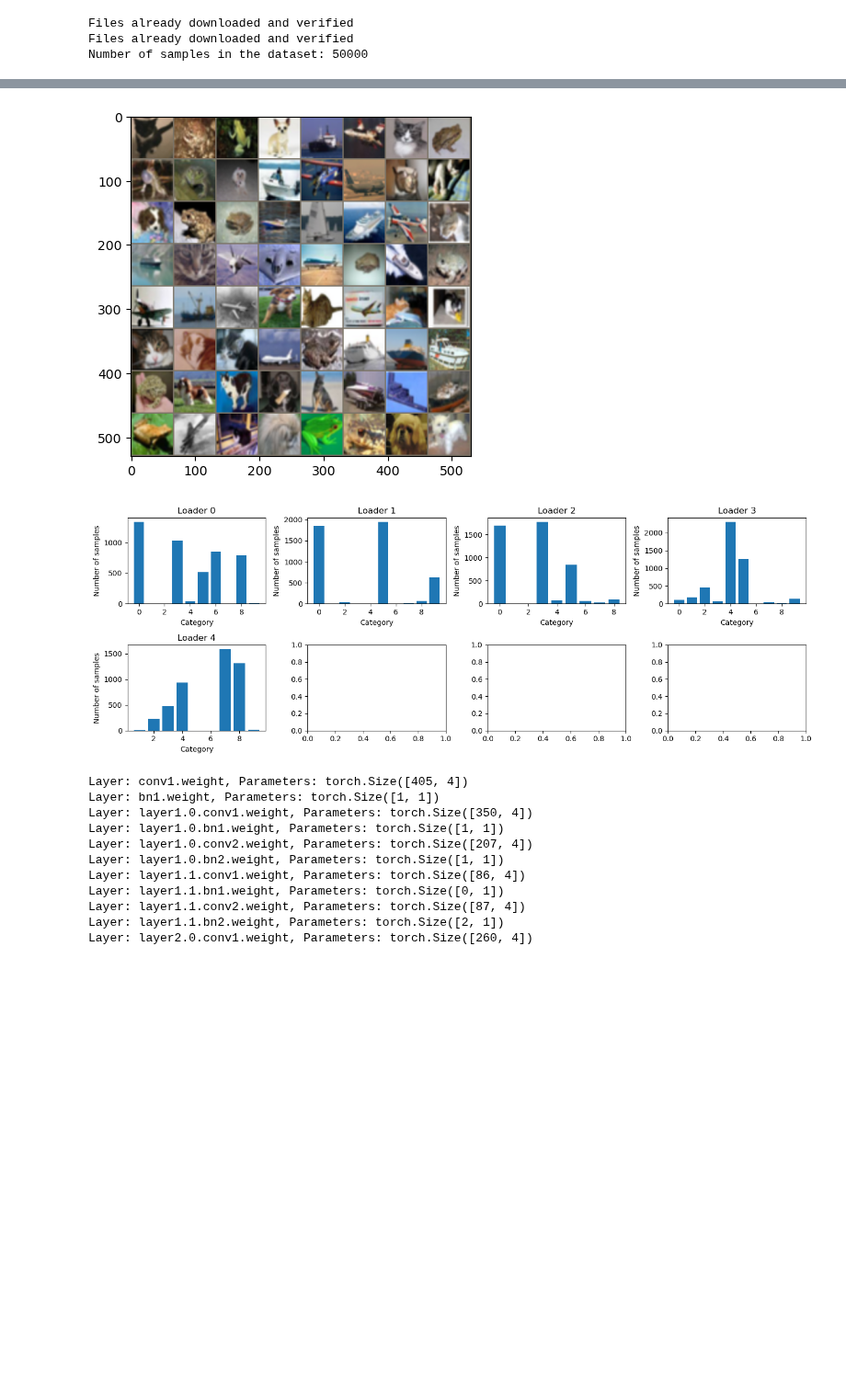
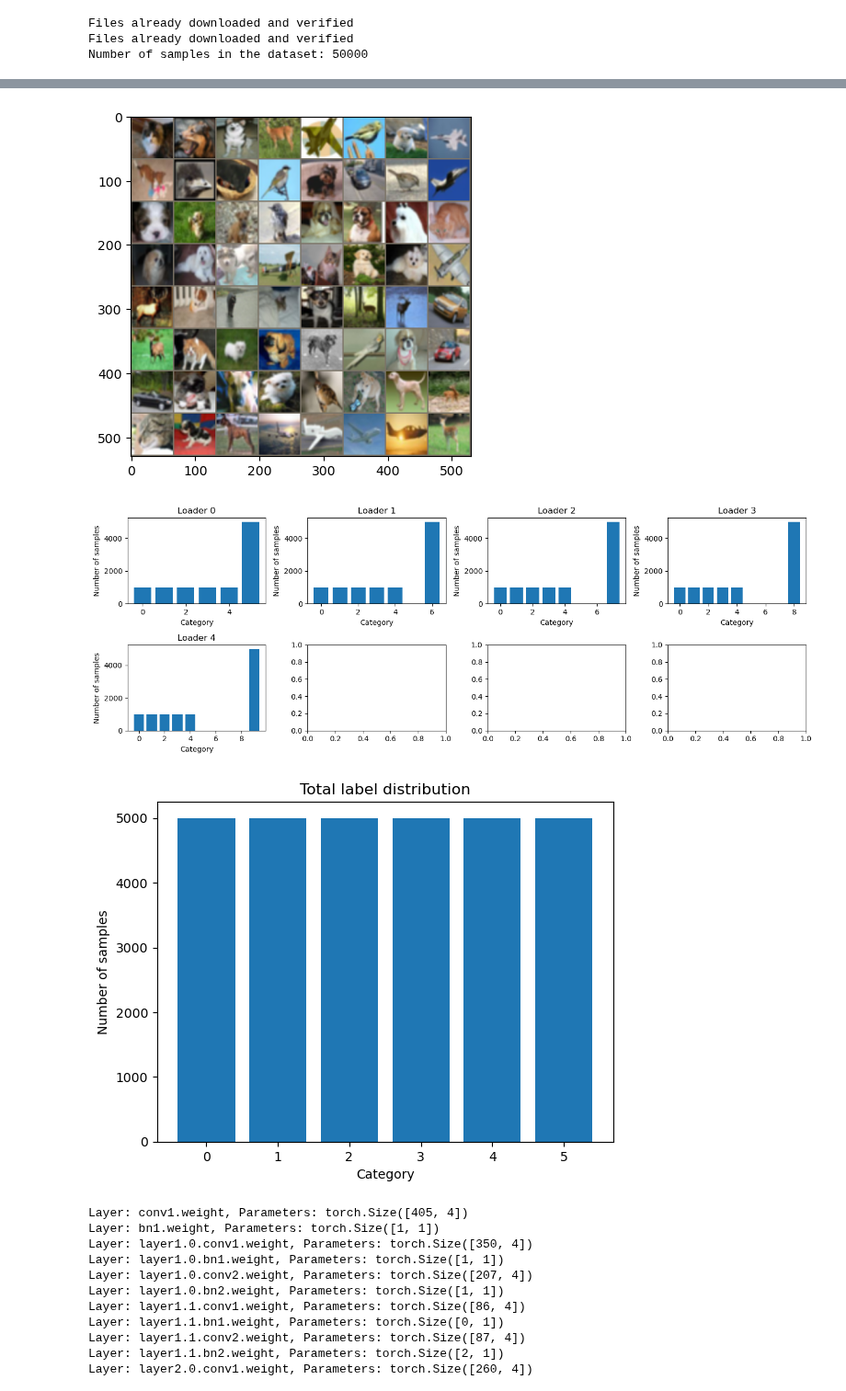
Before and after one commit to lorenzomanini/FedUnlearn-PE, a Jupyter notebook: vision_unlearn_Resdiual.ipynb, the cells around one changed output, grey strips where cells are left out. Shown at 92% size. Cells and saved outputs as stored; diff of their text form; code cells hidden in the pictures; blank space fills up the shorter version.

Commit message:
visualize total label dist

```diff
--- a/vision_unlearn_Resdiual.ipynb
+++ b/vision_unlearn_Resdiual.ipynb
@@ -28,7 +31,7 @@ load_path = save_path
 load_benchmark_path = save_benchmark_path
 load_indices_path = save_indices_path
 
-LOAD_INDICES=True
+LOAD_INDICES=False
 TRAIN=False
 COMPUTE_INFO=False
 # %%
@@ -79,8 +82,8 @@ else:
     client_distributions =  np.zeros((num_clients, num_classes))
     for i in range(num_clients):
         for j in range(5):
-            client_distributions[i][j] = 1/6
-        client_distributions[i][5+i] = 1/6
+            client_distributions[i][j] = 1/10
+        client_distributions[i][5+i] = 1/2
 
     # Dirichlet distribution
     #alpha = 0.3
@@ -151,34 +154,50 @@ out = torchvision.utils.make_grid(inputs)
 
 imshow(out)#, title=[classes_name[x] for x in classes])
 # %% [output]
-[figure, old version]
+[figure, new version]
 # %%
 from collections import Counter
 
 def get_label_distribution(dataloader):
     label_counts = Counter()
     for _, labels in dataloader:
         label_counts.update(labels.tolist())
     return dict(label_counts)
 
 # Choose dataloader list to visualize
 dataloaders = client_dataloaders
 
 width = np.ceil(np.sqrt(2*len(dataloaders))).astype(int)
 height = np.ceil(width/2).astype(int)
 
 axs = fig, axs = plt.subplots(height, width, figsize=(14, 5))
+label_distributions = []
 for i, loader in enumerate(dataloaders):
     label_distribution = get_label_distribution(loader)
+    label_distributions.append(label_distribution)
     axs[i//width][i%width].bar(label_distribution.keys(), label_distribution.values())
     axs[i//width][i%width].set_title(f'Loader {i}')
     axs[i//width][i%width].set_xlabel('Category')
     axs[i//width][i%width].set_ylabel('Number of samples')
 
 plt.tight_layout()
 plt.show()
+
+total_label_distribution = {}
+for key in label_distributions[0].keys():
+    total_label_distribution[key] = 0
+    for distribution in label_distributions:
+        if key in distribution:
+            total_label_distribution[key] += distribution[key]
+
+plt.bar(total_label_distribution.keys(), total_label_distribution.values())
+plt.title('Total label distribution')
+plt.xlabel('Category')
+plt.ylabel('Number of samples')
+plt.show()
 # %% [output]
-[figure, old version]
+[figure, new version]
+[figure, added]
 # %%
 def compute_accuracy(model, dataloader, device=None):
     if device is None:
```
Also changed, not shown: parts of 8 cells of this notebook.
